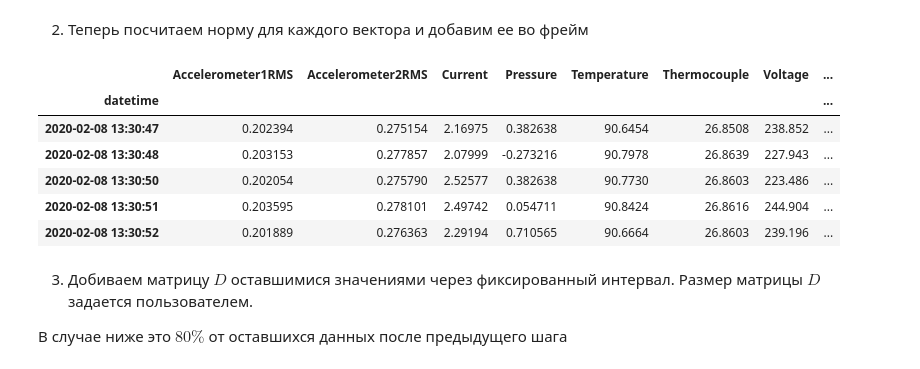
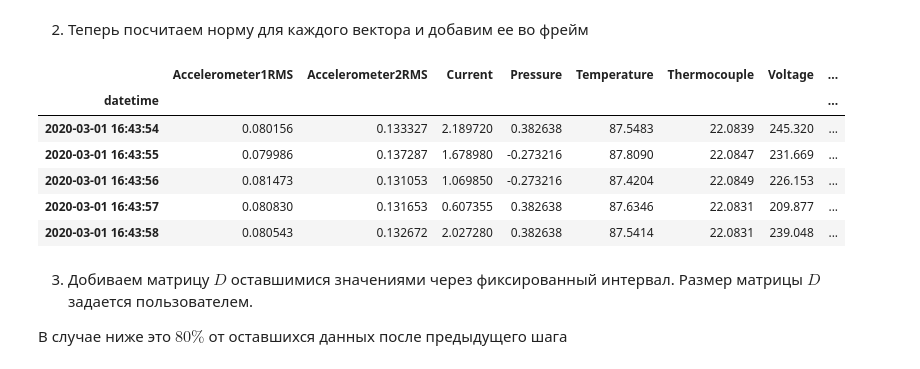
Before and after one commit to dabdya/anomaly_detection, a Jupyter notebook: MSET.ipynb, the cells around one changed output. Saved outputs shown, nothing was run; the diff lists cells and outputs as text; code cells hidden in the pictures.

Commit message:
Apply scaler for data. Correct predictions

```diff
--- a/MSET.ipynb
+++ b/MSET.ipynb
@@ -51,3 +51,14 @@ $$[D^TD]^{-1} [D^T X_{obs}] = W$$ при этом матрица $D^TD$ долж
 ### Обнаружение аномалий на синтетических данных
 
 Используется free-anomaly датасет, поскольку метод требует это для определения нормального рабочего состояния
+# %%
+from sklearn.preprocessing import StandardScaler
+import pandas as pd
+import numpy as np
+
+import warnings
+warnings.filterwarnings('ignore')
+
+df = pd.read_csv("data/other/3.csv", sep=";", index_col="datetime", parse_dates=True)
+df.drop(["anomaly", "changepoint"], inplace=True, axis=1)
+df.sort_index(inplace=True)
@@ -56,35 +75,31 @@ $$[D^TD]^{-1} [D^T X_{obs}] = W$$ при этом матрица $D^TD$ долж
 # %% [markdown]
 1. Добавляем максимальные и минимальные характеристики по каждому измерению. То есть, например, все временные метки в которых максимальная/минимальная температура/давление/ток, и так далее по списку.
 # %%
-import pandas as pd
-import numpy as np
-
-df = pd.read_csv("data/anomaly-free/anomaly-free.csv", sep=";", index_col="datetime")
-
+df_train = df[:400]
 D = pd.DataFrame()
 
-for column in df.columns:
-    max_vals = df[df[column] == df[column].max()]
-    D = pd.concat([D, max_vals])
+for column in df_train.columns:
+    max_val = df_train[df_train[column] == df_train[column].max()][:1]
+    D = pd.concat([D, max_val])
 # %% [markdown]
 2. Теперь посчитаем норму для каждого вектора и добавим ее во фрейм
 # %%
 norms = []
-for i in range(df.shape[0]):
-    state = df.loc[df.index[i]]
+for i in range(df_train.shape[0]):
+    state = df_train.loc[df_train.index[i]]
     norm = np.linalg.norm(state)
     norms.append(norm)
 
-df["Norm"] = norms
-df.head()
+df_train["Norm"] = norms
+df_train.head()
 # %% [output]
 |  | Accelerometer1RMS | Accelerometer2RMS | Current | Pressure | Temperature | Thermocouple | Voltage | ... |
 | datetime |  |  |  |  |  |  |  | ... |
-| 2020-02-08 13:30:47 | 0.202394 | 0.275154 | 2.16975 | 0.382638 | 90.6454 | 26.8508 | 238.852 | ... |
-| 2020-02-08 13:30:48 | 0.203153 | 0.277857 | 2.07999 | -0.273216 | 90.7978 | 26.8639 | 227.943 | ... |
-| 2020-02-08 13:30:50 | 0.202054 | 0.275790 | 2.52577 | 0.382638 | 90.7730 | 26.8603 | 223.486 | ... |
-| 2020-02-08 13:30:51 | 0.203595 | 0.278101 | 2.49742 | 0.054711 | 90.8424 | 26.8616 | 244.904 | ... |
-| 2020-02-08 13:30:52 | 0.201889 | 0.276363 | 2.29194 | 0.710565 | 90.6664 | 26.8603 | 239.196 | ... |
+| 2020-03-01 16:43:54 | 0.080156 | 0.133327 | 2.189720 | 0.382638 | 87.5483 | 22.0839 | 245.320 | ... |
+| 2020-03-01 16:43:55 | 0.079986 | 0.137287 | 1.678980 | -0.273216 | 87.8090 | 22.0847 | 231.669 | ... |
+| 2020-03-01 16:43:56 | 0.081473 | 0.131053 | 1.069850 | -0.273216 | 87.4204 | 22.0849 | 226.153 | ... |
+| 2020-03-01 16:43:57 | 0.080830 | 0.131653 | 0.607355 | 0.382638 | 87.6346 | 22.0831 | 209.877 | ... |
+| 2020-03-01 16:43:58 | 0.080543 | 0.132672 | 2.027280 | 0.382638 | 87.5414 | 22.0831 | 239.048 | ... |
 # %% [markdown]
 3. Добиваем матрицу $D$ оставшимися значениями через фиксированный интервал. Размер матрицы $D$ задается пользователем.
 
```
Also changed, not shown: parts of 20 cells of this notebook.
